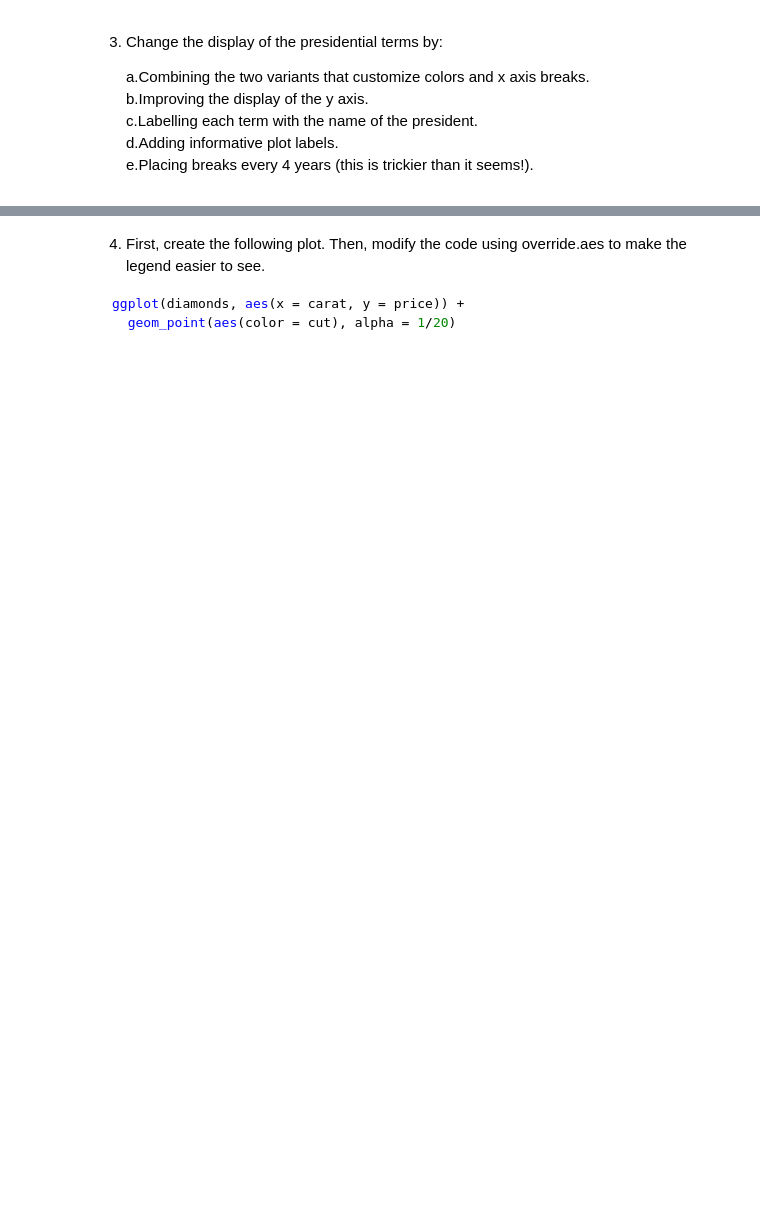
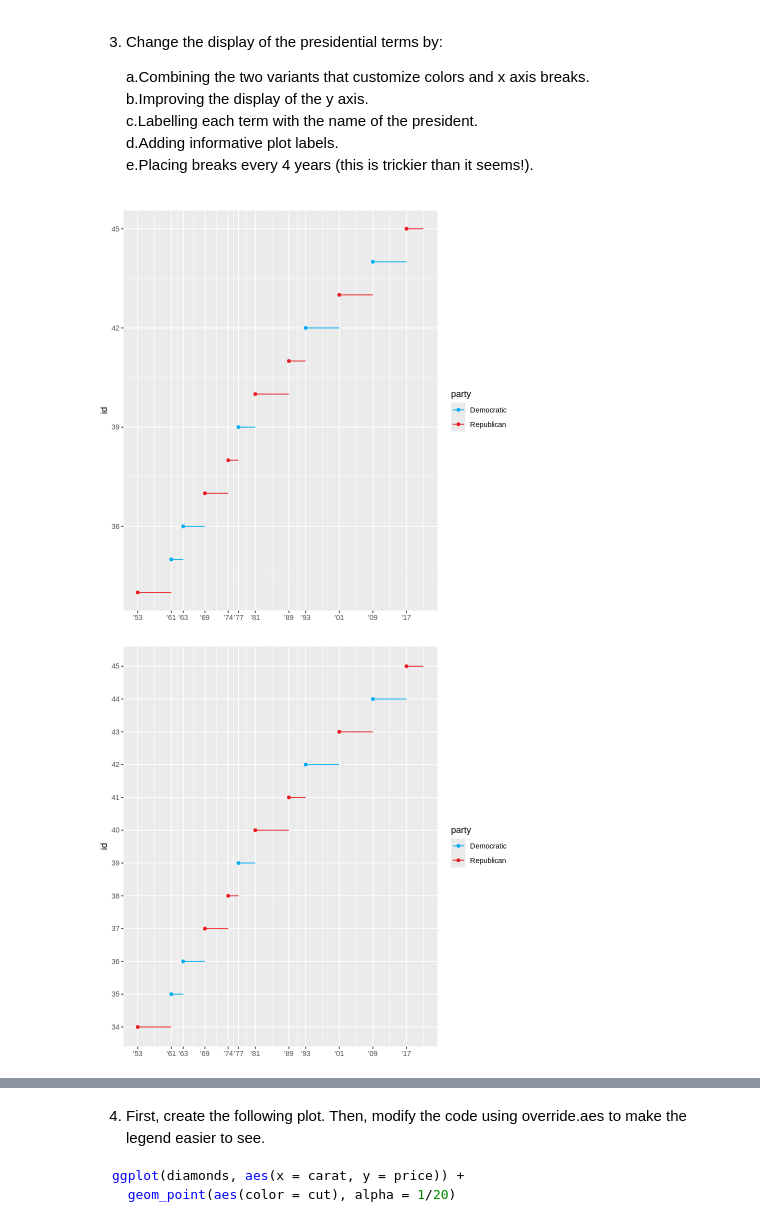
Before and after one commit to Brandy-Corwin/R-for-DS-exercises, a Jupyter notebook: Week_5_Assignments.ipynb, the cells around one changed output, grey strips where cells are left out. Cells and saved outputs as stored; diff of their text form; code cells hidden in the pictures; blank space fills up the shorter version.

```diff
--- a/Week_5_Assignments.ipynb
+++ b/Week_5_Assignments.ipynb
@@ -610,3 +614,63 @@ ggplot(df, aes(x, y)) +
     c.Labelling each term with the name of the president.
     d.Adding informative plot labels.
     e.Placing breaks every 4 years (this is trickier than it seems!).
+# %%
+# part a
+presidential |>
+  mutate(id = 33 + row_number()) |>
+  ggplot(aes(x = start, y = id, color = party)) +
+  geom_point() +
+  geom_segment(aes(xend = end, yend = id)) +
+  scale_x_date(name = NULL, breaks = presidential$start, date_labels = "'%y") +
+  scale_color_manual(values = c(Republican = "#E81B23", Democratic = "#00AEF3"))
+
+# part b
+presidential |>
+  mutate(id = as.factor(33 + row_number())) |>
+  ggplot(aes(x = start, y = id, color = party)) +
+  geom_point() +
+  geom_segment(aes(xend = end, yend = id)) +
+  scale_x_date(name = NULL, breaks = presidential$start, date_labels = "'%y") +
+  scale_color_manual(values = c(Republican = "#E81B23", Democratic = "#00AEF3"))
+
+# part c
+presidential |>
+  mutate(id = 33 + row_number(), name_id = fct_inorder(str_c(name, " (", id, ")"))) |>
+  ggplot(aes(x = start, y = name_id, color = party)) +
+  geom_point() +
+  geom_segment(aes(xend = end, yend = name_id)) +
+  scale_color_manual(values = c(Republican = "#E81B23", Democratic = "#00AEF3")) +
+  scale_x_date(name = NULL, breaks = presidential$start, date_labels = "'%y") +
+  scale_y_discrete(NULL)
+
+# part d
+presidential |>
+  mutate(id = 33 + row_number(), name_id = fct_inorder(str_c(name, " (", id, ")"))) |>
+  ggplot(aes(x = start, y = name_id, color = party)) +
+  geom_point() +
+  geom_segment(aes(xend = end, yend = name_id)) +
+  scale_color_manual(values = c(Republican = "#E81B23", Democratic = "#00AEF3")) +
+  scale_x_date(name = "Year", breaks = presidential$start, date_labels = "'%y") +
+  scale_y_discrete("President Name and Position") +
+  labs(
+    title = "President Years in Office",
+    color = "President's Political Party"
+  )
+
+# part e
+four_years <- seq.Date(from = presidential$start[1], to = tail(presidential$start, 1), by = 365 * 4)
+presidential |>
+  mutate(id = 33 + row_number(), name_id = fct_inorder(str_c(name, " (", id, ")"))) |>
+  ggplot(aes(x = start, y = name_id, color = party)) +
+  geom_point() +
+  geom_segment(aes(xend = end, yend = name_id)) +
+  scale_color_manual(values = c(Republican = "#E81B23", Democratic = "#00AEF3")) +
+  scale_x_date(name = "Year", breaks = presidential$start, date_labels = "'%y", minor_breaks = four_years) +
+  scale_y_discrete("President Name and Position") +
+  labs(
+    title = "President Years in Office",
+    color = "President's Political Party"
+  )
+# %% [output]
+[figure, added]
+[figure, added]
```
Also changed, not shown: parts of 6 cells of this notebook.
